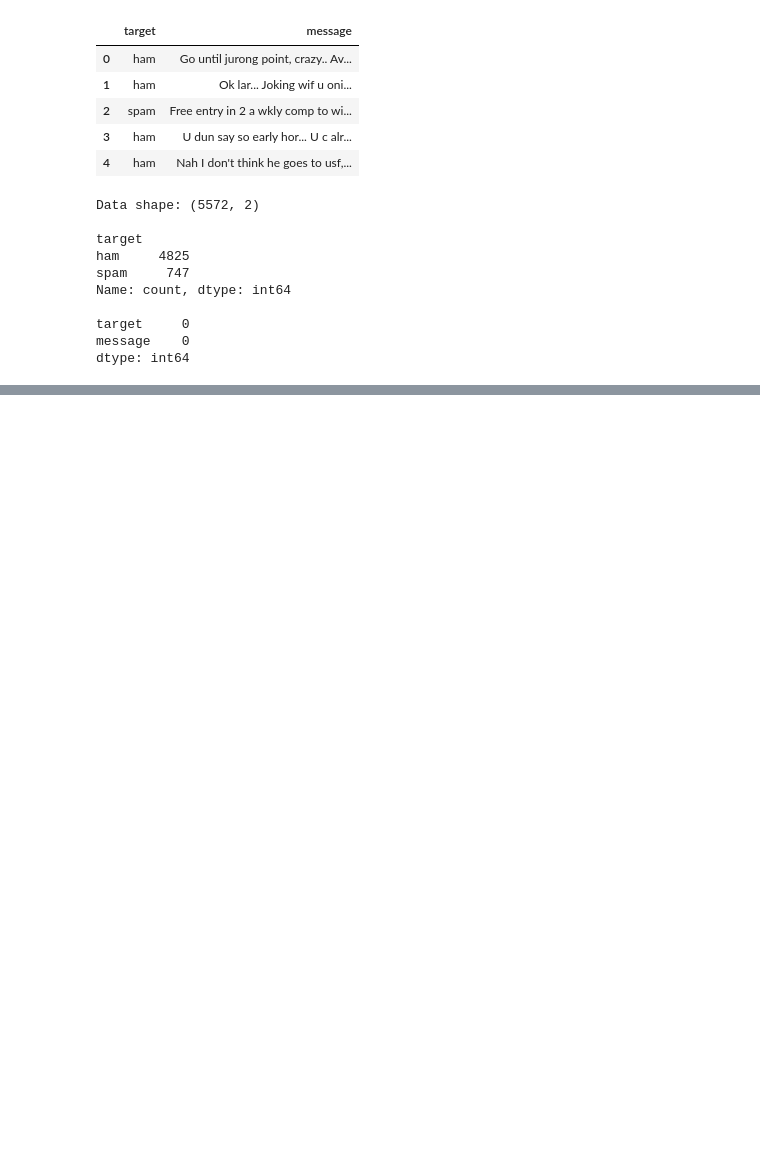
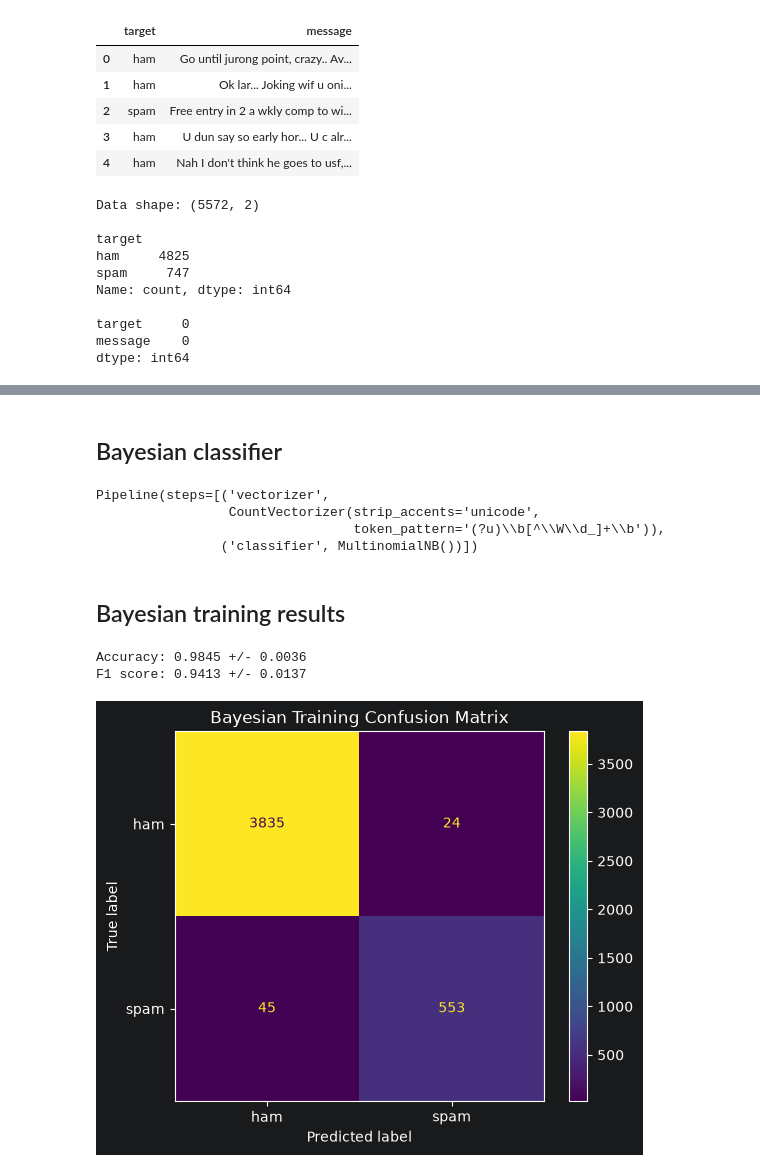
Before and after one commit to grateful-bread-dev/cpsc4970-m4, a Jupyter notebook: M4Homework.ipynb, the cells around one changed output, grey strips where cells are left out. Drawn from its saved outputs; the diff is of its cells as text; code cells hidden in the pictures; blank space fills up the shorter version.

Commit message:
Added work through Bayesian results discussion.

```diff
--- a/M4Homework.ipynb
+++ b/M4Homework.ipynb
@@ -75,0 +163,79 @@ data.head()
+# %% [markdown]
+## Bayesian classifier
+# %%
+cv = StratifiedKFold(
+    n_splits=5,
+    shuffle=True,
+    random_state=42
+)
+
+bayesian_pipeline = Pipeline([
+    (
+        "vectorizer",
+        CountVectorizer(
+            strip_accents="unicode",
+            token_pattern=r"(?u)\b[^\W\d_]+\b"
+        )
+    ),
+    (
+        "classifier",
+        MultinomialNB()
+    )
+])
+
+bayesian_pipeline
+# %% [output]
+Pipeline(steps=[('vectorizer',
+                 CountVectorizer(strip_accents='unicode',
+                                 token_pattern='(?u)\\b[^\\W\\d_]+\\b')),
+                ('classifier', MultinomialNB())])
+# %% [markdown]
+## Bayesian training results
+# %%
+bayesian_accuracy_scores = cross_val_score(
+    bayesian_pipeline,
+    X_train,
+    y_train,
+    cv=cv,
+    scoring="accuracy"
+)
+
+bayesian_f1_scores = cross_val_score(
+    bayesian_pipeline,
+    X_train,
+    y_train,
+    cv=cv,
+    scoring="f1"
+)
+
+print(
+    f"Accuracy: {bayesian_accuracy_scores.mean():.4f} "
+    f"+/- {bayesian_accuracy_scores.std():.4f}"
+)
+
+print(
+    f"F1 score: {bayesian_f1_scores.mean():.4f} "
+    f"+/- {bayesian_f1_scores.std():.4f}"
+)
+# %% [output]
+Accuracy: 0.9845 +/- 0.0036
+F1 score: 0.9413 +/- 0.0137
+# %%
+bayesian_training_predictions = cross_val_predict(
+    bayesian_pipeline,
+    X_train,
+    y_train,
+    cv=cv
+)
+
+ConfusionMatrixDisplay.from_predictions(
+    y_train,
+    bayesian_training_predictions,
+    display_labels=["ham", "spam"],
+    values_format="d"
+)
+
+plt.title("Bayesian Training Confusion Matrix")
+plt.show()
+# %% [output]
+[figure, added]
```
Also changed, not shown: parts of 13 cells of this notebook.
